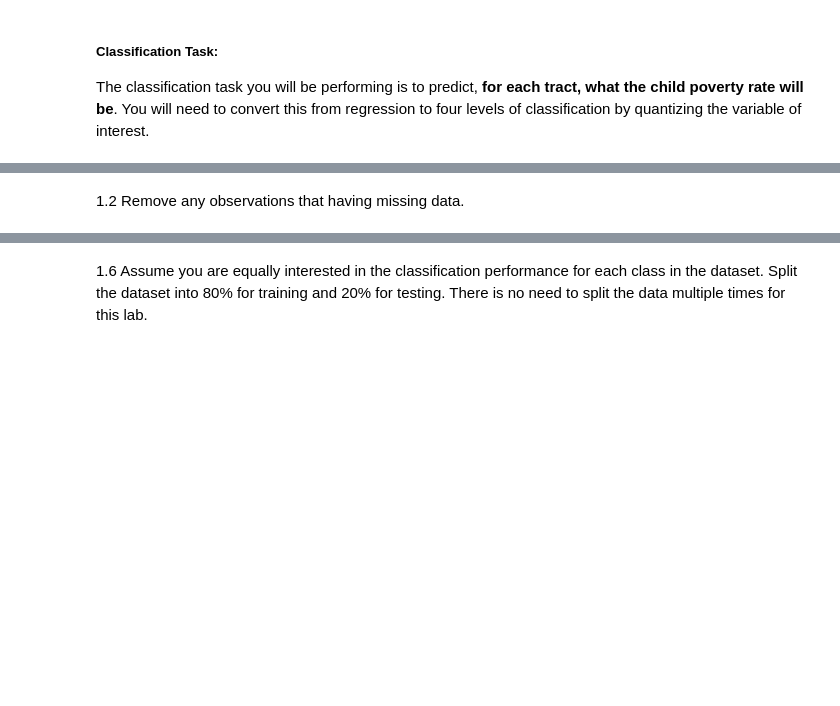
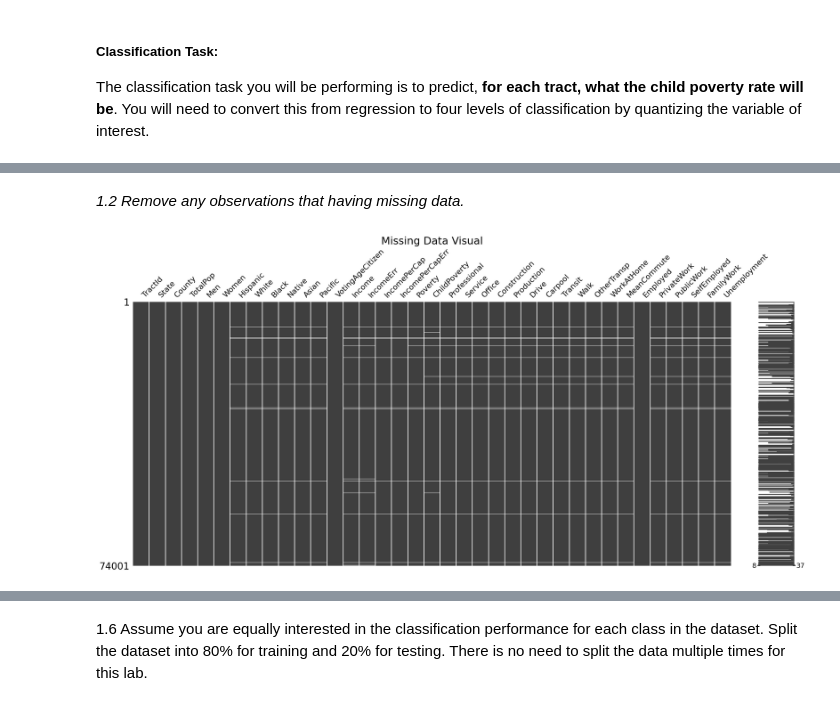
Before and after one commit to lukeVoinov/Machine-Learning-in-Python, a Jupyter notebook: Lab 4 - The Multi-Layer Perceptron/voinov_lab4.ipynb, the cells around one changed output, grey strips where cells are left out. Drawn from its saved outputs; the diff is of its cells as text; code cells hidden in the pictures; blank space fills up the shorter version.

```diff
--- a/Lab 4 - The Multi-Layer Perceptron/voinov_lab4.ipynb
+++ b/Lab 4 - The Multi-Layer Perceptron/voinov_lab4.ipynb
@@ -15,0 +24,5 @@ The classification task you will be performing is to predict, **for each tract,
+# %%
+path = "C:/Users/lukev/Downloads/archive/acs2017_census_tract_data.csv"
+df = pd.read_csv(path)
+
+df.head()
@@ -16,2 +57,19 @@ The classification task you will be performing is to predict, **for each tract,
 # %% [markdown]
-1.2 Remove any observations that having missing data.
+*1.2 Remove any observations that having missing data.*
+# %%
+"""
+Visualize missing data
+"""
+
+import warnings
+warnings.simplefilter('ignore', DeprecationWarning)
+%matplotlib inline
+
+# External package: conda install missingno
+import missingno as mn
+
+mn.matrix(df)
+plt.title("Missing Data Visual",fontsize=22)
+plt.show()
+# %% [output]
+[figure, added]
```
Also changed, not shown: parts of 20 cells of this notebook.
